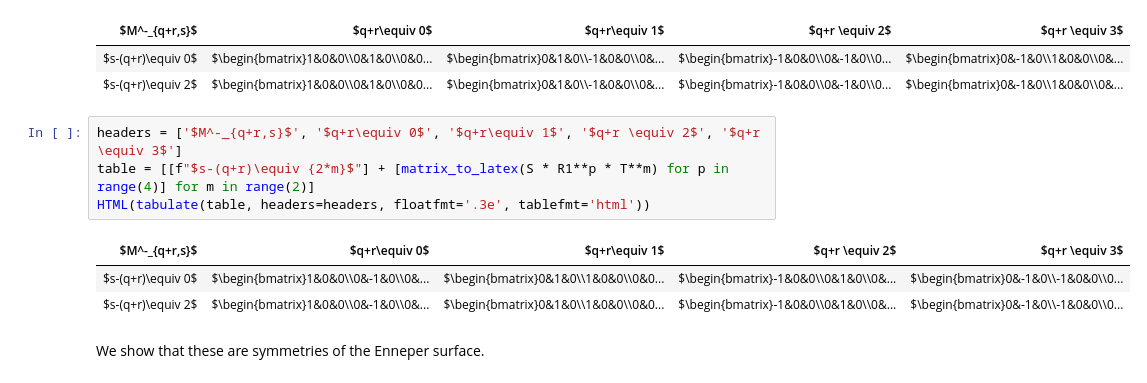
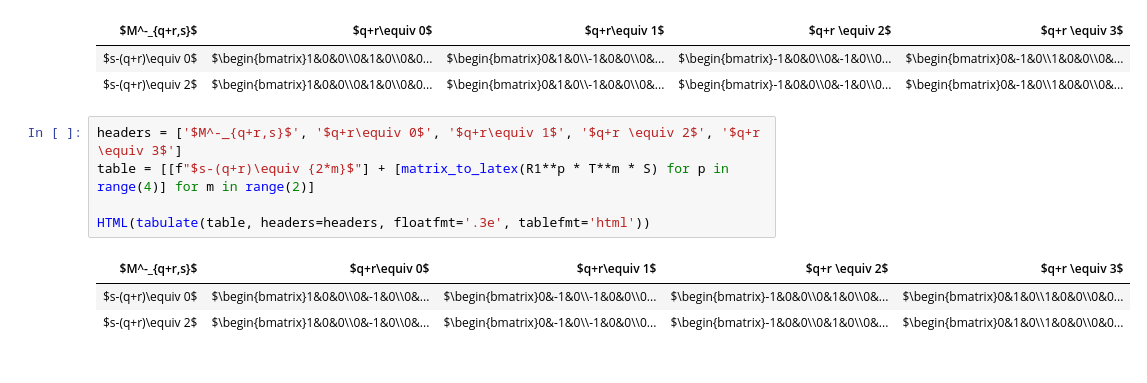
Before and after one commit to georgmuntingh/min-surf, a Jupyter notebook: translational-minimal.ipynb, the cells around one changed output. Saved outputs shown, nothing was run; the diff lists cells and outputs as text.

```diff
--- a/translational-minimal.ipynb
+++ b/translational-minimal.ipynb
@@ -367,11 +368,10 @@ HTML(tabulate(table, headers=headers, floatfmt='.3e', tablefmt='html'))
 | $s-(q+r)\equiv 2$ | $\begin{bmatrix}1&0&0\\0&1&0\\0&0... | $\begin{bmatrix}0&1&0\\-1&0&0\\0&... | $\begin{bmatrix}-1&0&0\\0&-1&0\\0... | $\begin{bmatrix}0&-1&0\\1&0&0\\0&... |
 # %%
 headers = ['$M^-_{q+r,s}$', '$q+r\equiv 0$', '$q+r\equiv 1$', '$q+r \equiv 2$', '$q+r \equiv 3$']
-table = [[f"$s-(q+r)\equiv {2*m}$"] + [matrix_to_latex(S * R1**p * T**m) for p in range(4)] for m in range(2)]
+table = [[f"$s-(q+r)\equiv {2*m}$"] + [matrix_to_latex(R1**p * T**m * S) for p in range(4)] for m in range(2)]
+
 HTML(tabulate(table, headers=headers, floatfmt='.3e', tablefmt='html'))
 # %% [output]
 | $M^-_{q+r,s}$ | $q+r\equiv 0$ | $q+r\equiv 1$ | $q+r \equiv 2$ | $q+r \equiv 3$ |
-| $s-(q+r)\equiv 0$ | $\begin{bmatrix}1&0&0\\0&-1&0\\0&... | $\begin{bmatrix}0&1&0\\1&0&0\\0&0... | $\begin{bmatrix}-1&0&0\\0&1&0\\0&... | $\begin{bmatrix}0&-1&0\\-1&0&0\\0... |
-| $s-(q+r)\equiv 2$ | $\begin{bmatrix}1&0&0\\0&-1&0\\0&... | $\begin{bmatrix}0&1&0\\1&0&0\\0&0... | $\begin{bmatrix}-1&0&0\\0&1&0\\0&... | $\begin{bmatrix}0&-1&0\\-1&0&0\\0... |
+| $s-(q+r)\equiv 0$ | $\begin{bmatrix}1&0&0\\0&-1&0\\0&... | $\begin{bmatrix}0&-1&0\\-1&0&0\\0... | $\begin{bmatrix}-1&0&0\\0&1&0\\0&... | $\begin{bmatrix}0&1&0\\1&0&0\\0&0... |
+| $s-(q+r)\equiv 2$ | $\begin{bmatrix}1&0&0\\0&-1&0\\0&... | $\begin{bmatrix}0&-1&0\\-1&0&0\\0... | $\begin{bmatrix}-1&0&0\\0&1&0\\0&... | $\begin{bmatrix}0&1&0\\1&0&0\\0&0... |
-# %% [markdown]
-We show that these are symmetries of the Enneper surface.
```
Also changed, not shown: parts of 8 cells of this notebook, 3 other files.
